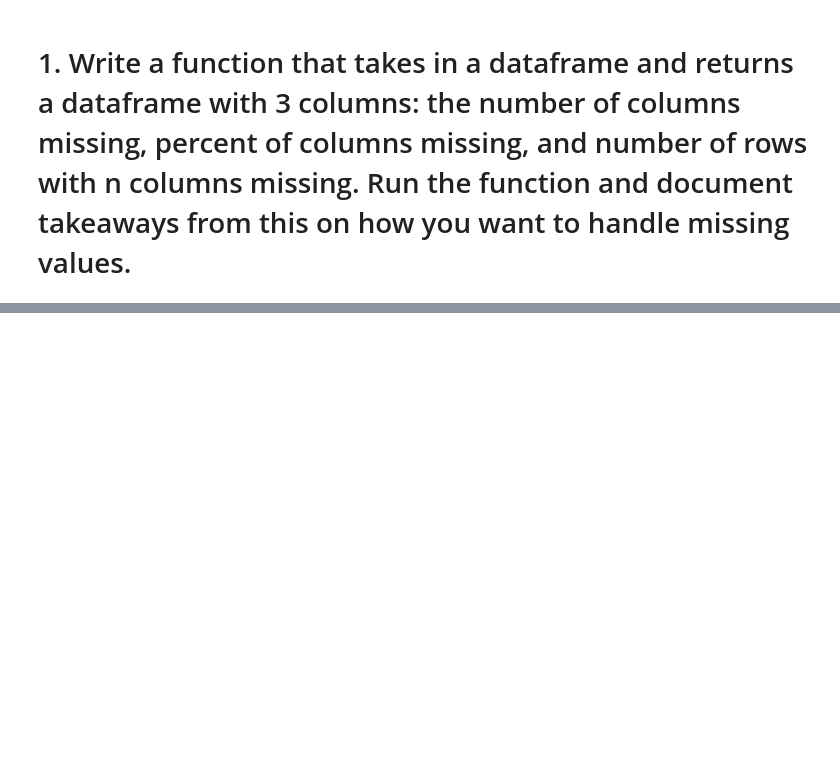
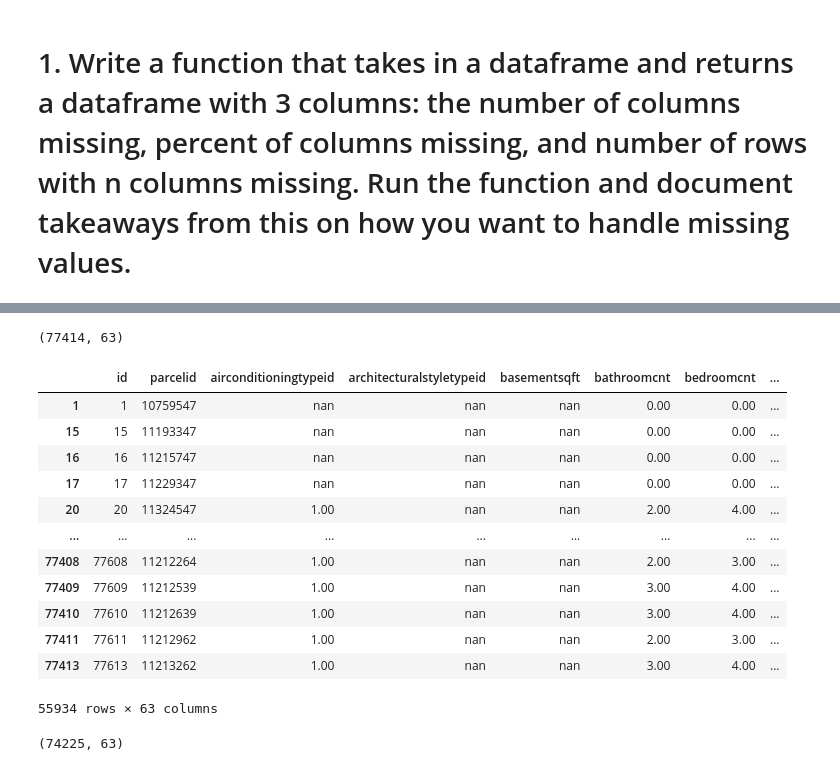
Before and after one commit to AI-Gomez/clustering-exercises, a Jupyter notebook: zillow.ipynb, the cells around one changed output, grey strips where cells are left out. Drawn from its saved outputs; the diff is of its cells as text; code cells hidden in the pictures; blank space fills up the shorter version.

```diff
--- a/zillow.ipynb
+++ b/zillow.ipynb
@@ -156,0 +151,25 @@ Length: 77414, dtype: int64
+# %%
+df.shape
+# %% [output]
+(77414, 63)
+# %%
+df.loc[df['propertylandusetypeid'] == 261]
+# %% [output]
+|  | id | parcelid | airconditioningtypeid | architecturalstyletypeid | basementsqft | bathroomcnt | bedroomcnt | ... |
+| 1 | 1 | 10759547 | nan | nan | nan | 0.00 | 0.00 | ... |
+| 15 | 15 | 11193347 | nan | nan | nan | 0.00 | 0.00 | ... |
+| 16 | 16 | 11215747 | nan | nan | nan | 0.00 | 0.00 | ... |
+| 17 | 17 | 11229347 | nan | nan | nan | 0.00 | 0.00 | ... |
+| 20 | 20 | 11324547 | 1.00 | nan | nan | 2.00 | 4.00 | ... |
+| ... | ... | ... | ... | ... | ... | ... | ... | ... |
+| 77408 | 77608 | 11212264 | 1.00 | nan | nan | 2.00 | 3.00 | ... |
+| 77409 | 77609 | 11212539 | 1.00 | nan | nan | 3.00 | 4.00 | ... |
+| 77410 | 77610 | 11212639 | 1.00 | nan | nan | 3.00 | 4.00 | ... |
+| 77411 | 77611 | 11212962 | 1.00 | nan | nan | 2.00 | 3.00 | ... |
+| 77413 | 77613 | 11213262 | 1.00 | nan | nan | 3.00 | 4.00 | ... |
+55934 rows × 63 columns
+# %%
+df = df[df.bathroomcnt != 0]
+df.shape
+# %% [output]
+(74225, 63)
```
Also changed, not shown: parts of 16 cells of this notebook.
